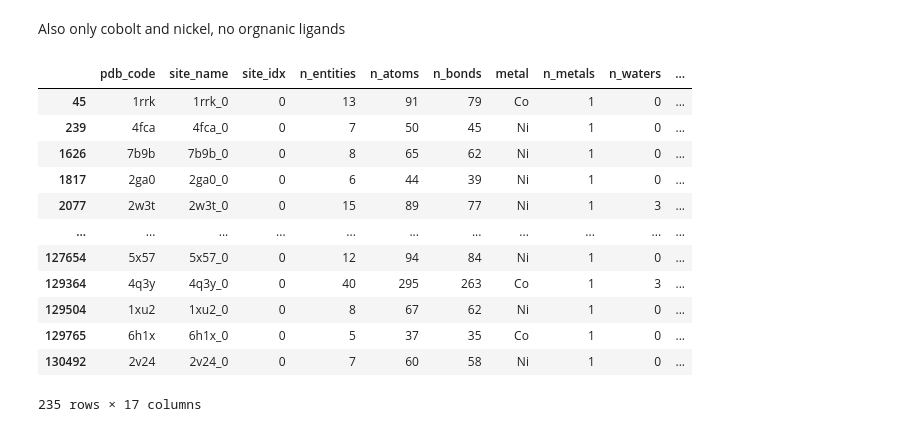
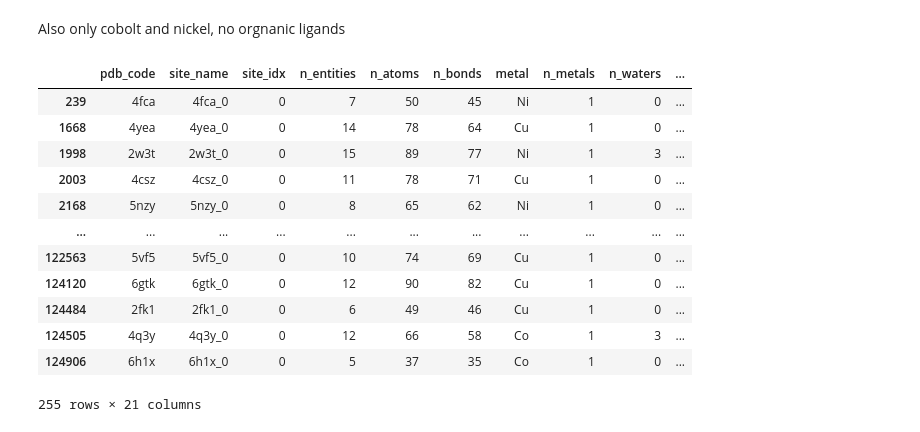
Before and after one commit to EvanKomp/metal_site_modeling, a Jupyter notebook: notebooks/1_data_loading_dataset_metadata.ipynb, the cells around one changed output. Drawn from its saved outputs; the diff is of its cells as text; code cells hidden in the pictures.

```diff
--- a/notebooks/1_data_loading_dataset_metadata.ipynb
+++ b/notebooks/1_data_loading_dataset_metadata.ipynb
@@ -230,25 +200,28 @@ Also only cobolt and nickel, no orgnanic ligands
 # %%
 ds = MetalSiteDataset(
     cache_folder='../data/1/1.1_parse_sites_metadata',
     max_sites_per_pdb=1,
     max_metals=1,
     max_organic_ligands=0,
-    valid_metals=['Co', 'Ni'],
+    valid_metals=['Co', 'Ni','Cu'],
+    max_max_rczd=10
 )
 df = ds.get_filtered_metadata()
-df
+
+# pdb_code to csv from df
+df['pdb_code'].to_csv('Co_Ni_Cu_1_site_1_metal_max_10_rczd.csv', index=False)
 # %% [output]
 |  | pdb_code | site_name | site_idx | n_entities | n_atoms | n_bonds | metal | n_metals | n_waters | ... |
-| 45 | 1rrk | 1rrk_0 | 0 | 13 | 91 | 79 | Co | 1 | 0 | ... |
 | 239 | 4fca | 4fca_0 | 0 | 7 | 50 | 45 | Ni | 1 | 0 | ... |
-| 1626 | 7b9b | 7b9b_0 | 0 | 8 | 65 | 62 | Ni | 1 | 0 | ... |
-| 1817 | 2ga0 | 2ga0_0 | 0 | 6 | 44 | 39 | Ni | 1 | 0 | ... |
-| 2077 | 2w3t | 2w3t_0 | 0 | 15 | 89 | 77 | Ni | 1 | 3 | ... |
+| 1668 | 4yea | 4yea_0 | 0 | 14 | 78 | 64 | Cu | 1 | 0 | ... |
+| 1998 | 2w3t | 2w3t_0 | 0 | 15 | 89 | 77 | Ni | 1 | 3 | ... |
+| 2003 | 4csz | 4csz_0 | 0 | 11 | 78 | 71 | Cu | 1 | 0 | ... |
+| 2168 | 5nzy | 5nzy_0 | 0 | 8 | 65 | 62 | Ni | 1 | 0 | ... |
 | ... | ... | ... | ... | ... | ... | ... | ... | ... | ... | ... |
-| 127654 | 5x57 | 5x57_0 | 0 | 12 | 94 | 84 | Ni | 1 | 0 | ... |
-| 129364 | 4q3y | 4q3y_0 | 0 | 40 | 295 | 263 | Co | 1 | 3 | ... |
-| 129504 | 1xu2 | 1xu2_0 | 0 | 8 | 67 | 62 | Ni | 1 | 0 | ... |
-| 129765 | 6h1x | 6h1x_0 | 0 | 5 | 37 | 35 | Co | 1 | 0 | ... |
-| 130492 | 2v24 | 2v24_0 | 0 | 7 | 60 | 58 | Ni | 1 | 0 | ... |
+| 122563 | 5vf5 | 5vf5_0 | 0 | 10 | 74 | 69 | Cu | 1 | 0 | ... |
+| 124120 | 6gtk | 6gtk_0 | 0 | 12 | 90 | 82 | Cu | 1 | 0 | ... |
+| 124484 | 2fk1 | 2fk1_0 | 0 | 6 | 49 | 46 | Cu | 1 | 0 | ... |
+| 124505 | 4q3y | 4q3y_0 | 0 | 12 | 66 | 58 | Co | 1 | 3 | ... |
+| 124906 | 6h1x | 6h1x_0 | 0 | 5 | 37 | 35 | Co | 1 | 0 | ... |
-235 rows × 17 columns
+255 rows × 21 columns
 # %%
```
Also changed, not shown: parts of 36 cells of this notebook, 1 other file.
